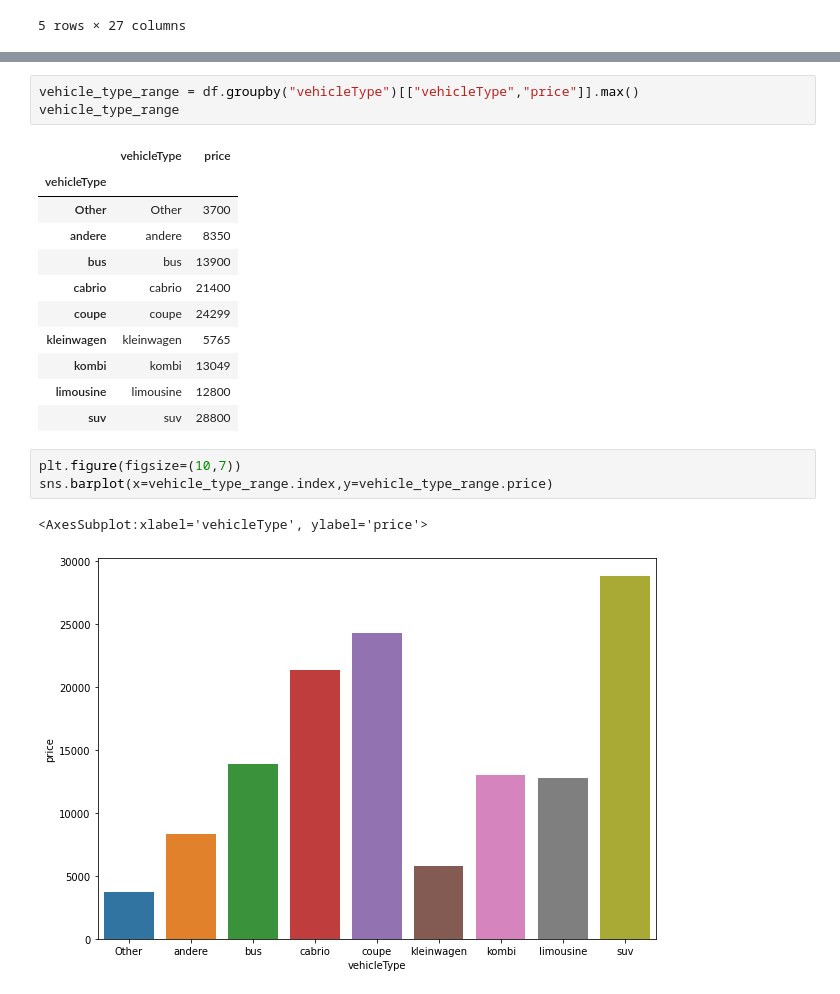
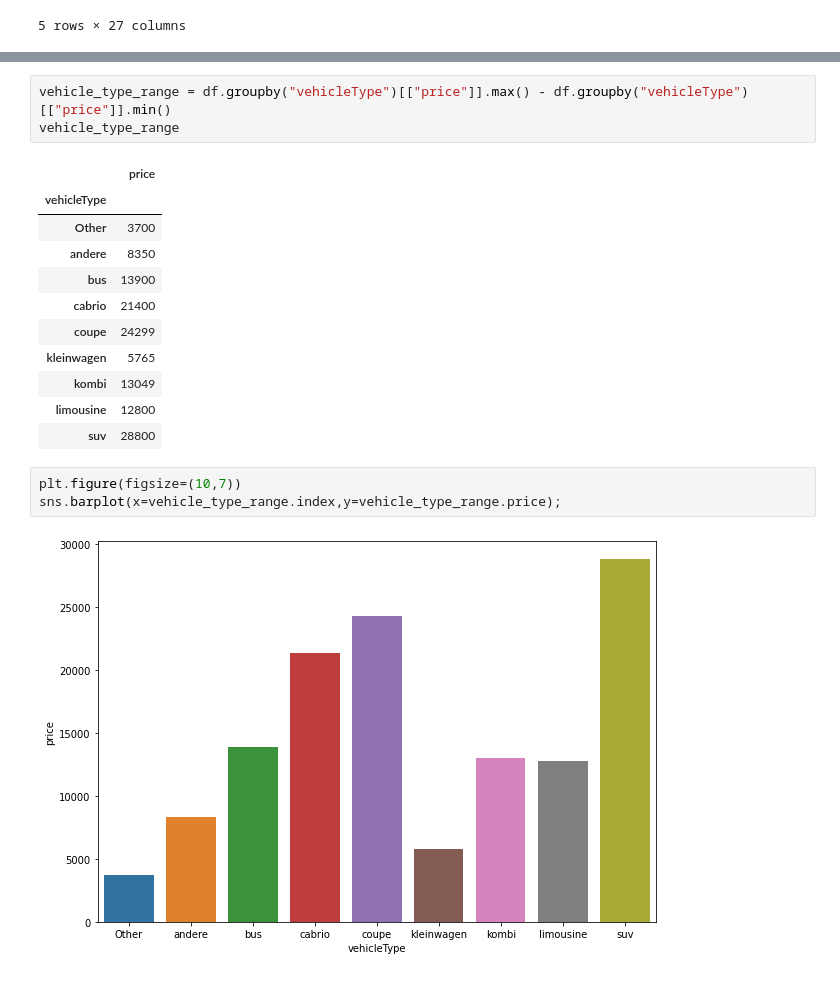
Before and after one commit to Ertugrul-Kurubal/Data-Visualization-With-Python, a Jupyter notebook: In Class Homework.ipynb, the cells around one changed output, grey strips where cells are left out. Saved outputs shown, nothing was run; the diff lists cells and outputs as text.

```diff
--- a/In Class Homework.ipynb
+++ b/In Class Homework.ipynb
@@ -50,22 +68,21 @@ df.groupby("vehicleType")[["vehicleType","price"]].min()
 # %%
-vehicle_type_range = df.groupby("vehicleType")[["vehicleType","price"]].max()
+vehicle_type_range = df.groupby("vehicleType")[["price"]].max() - df.groupby("vehicleType")[["price"]].min()
 vehicle_type_range
 # %% [output]
-|  | vehicleType | price |
-| vehicleType |  |  |
-| Other | Other | 3700 |
-| andere | andere | 8350 |
-| bus | bus | 13900 |
-| cabrio | cabrio | 21400 |
-| coupe | coupe | 24299 |
-| kleinwagen | kleinwagen | 5765 |
-| kombi | kombi | 13049 |
-| limousine | limousine | 12800 |
-| suv | suv | 28800 |
+|  | price |
+| vehicleType |  |
+| Other | 3700 |
+| andere | 8350 |
+| bus | 13900 |
+| cabrio | 21400 |
+| coupe | 24299 |
+| kleinwagen | 5765 |
+| kombi | 13049 |
+| limousine | 12800 |
+| suv | 28800 |
 # %%
 plt.figure(figsize=(10,7))
-sns.barplot(x=vehicle_type_range.index,y=vehicle_type_range.price)
+sns.barplot(x=vehicle_type_range.index,y=vehicle_type_range.price);
 # %% [output]
-<AxesSubplot:xlabel='vehicleType', ylabel='price'>
 [figure]
 # %%
```
Also changed, not shown: parts of 11 cells of this notebook.
